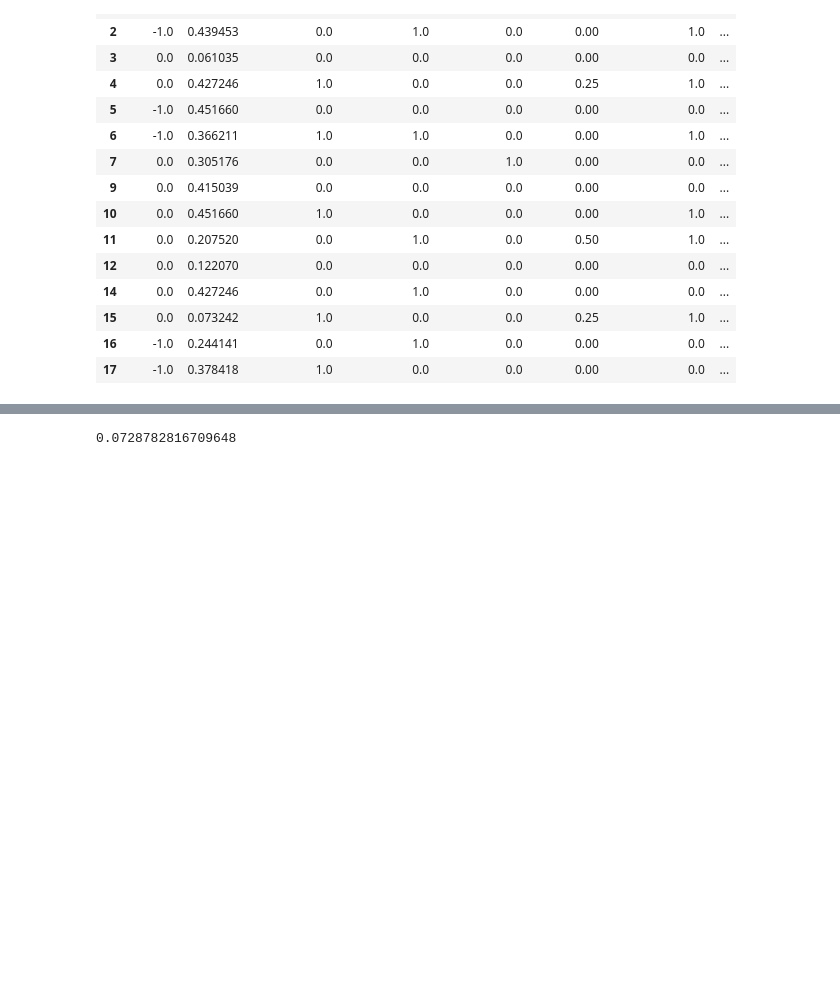
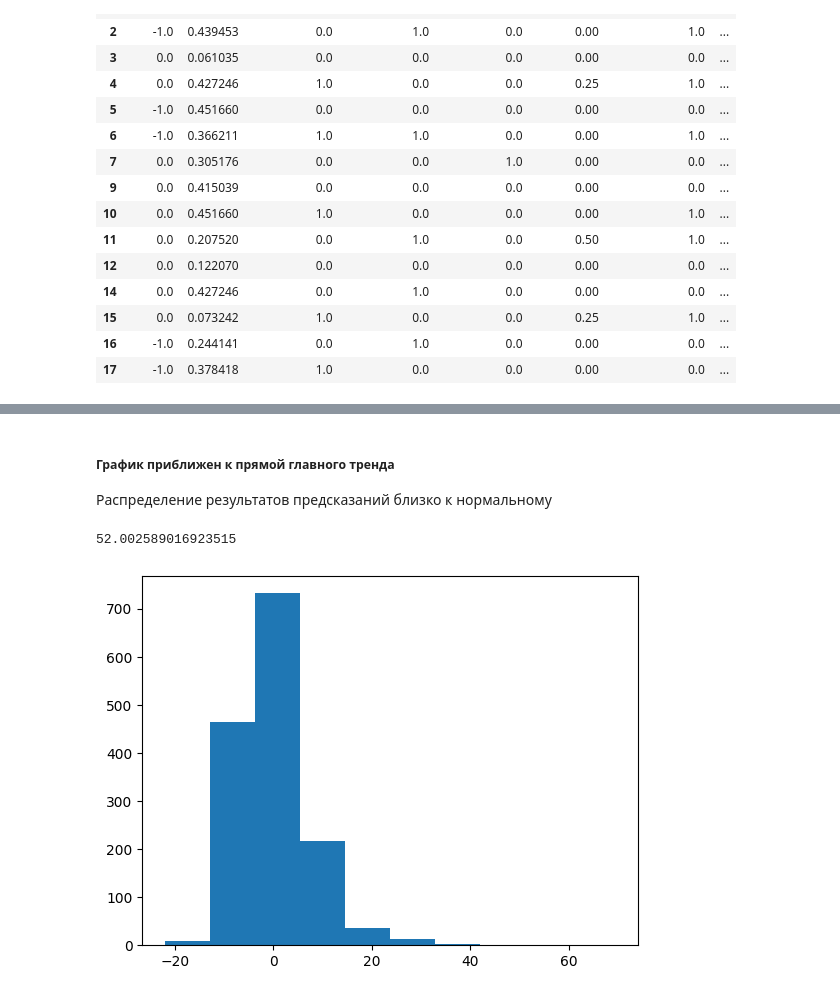
Before and after one commit to mike-pech/masters-theory, a Jupyter notebook: ML/Practice/linear.ipynb, the cells around one changed output, grey strips where cells are left out. Cells and saved outputs as stored; diff of their text form; code cells hidden in the pictures; blank space fills up the shorter version.

```diff
--- a/ML/Practice/linear.ipynb
+++ b/ML/Practice/linear.ipynb
@@ -218,6 +225,16 @@ plt.show()
+# %% [markdown]
+##### График приближен к прямой главного тренда
+
+Распределение результатов предсказаний близко к нормальному
 # %%
-from sklearn.metrics import mean_absolute_error
+from sklearn.metrics import mean_squared_error
 
-mean_absolute_error(y_test, result)
+mean_squared_error(y_test, result)
 # %% [output]
-0.0728782816709648
+52.002589016923515
+# %%
+residual = y_test - result
+plt.hist(residual)
+plt.show()
+# %% [output]
+[figure, added]
```
Also changed, not shown: parts of 35 cells of this notebook, 13 other files.
